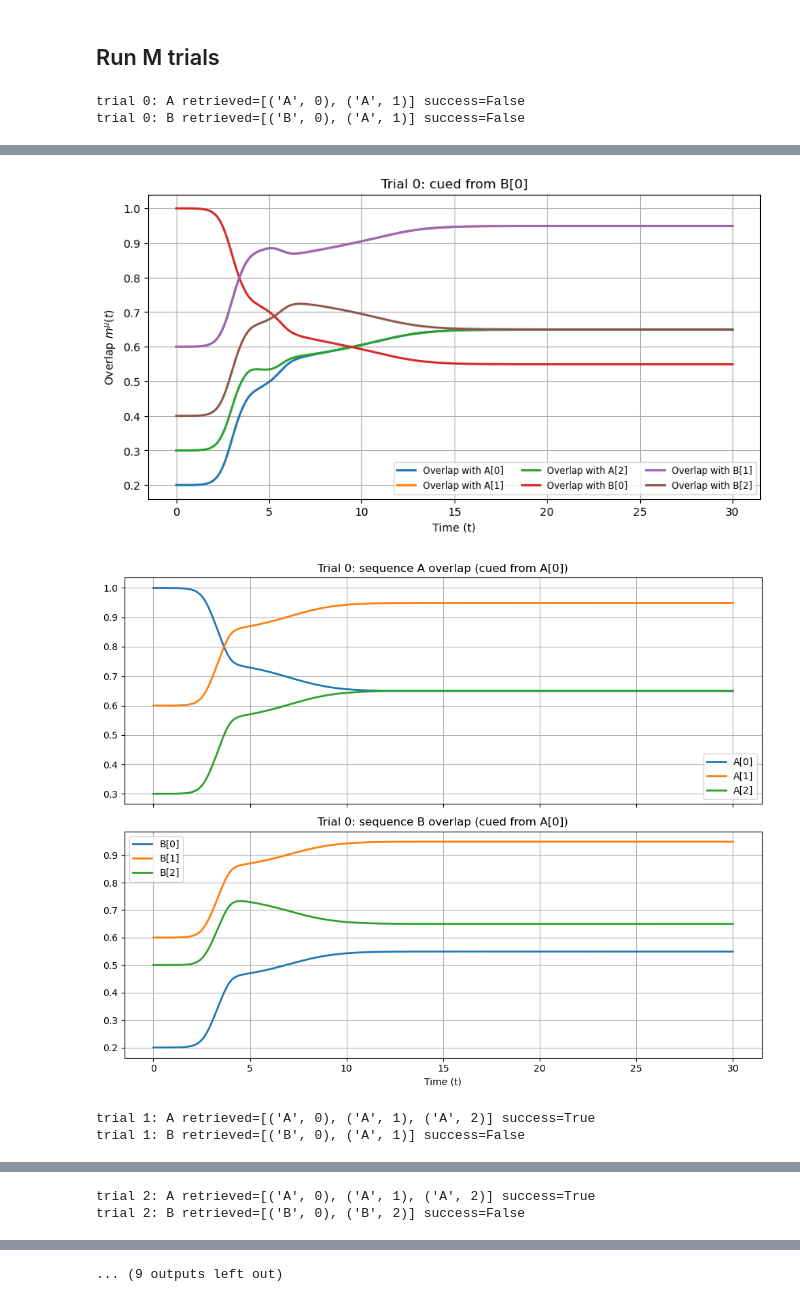
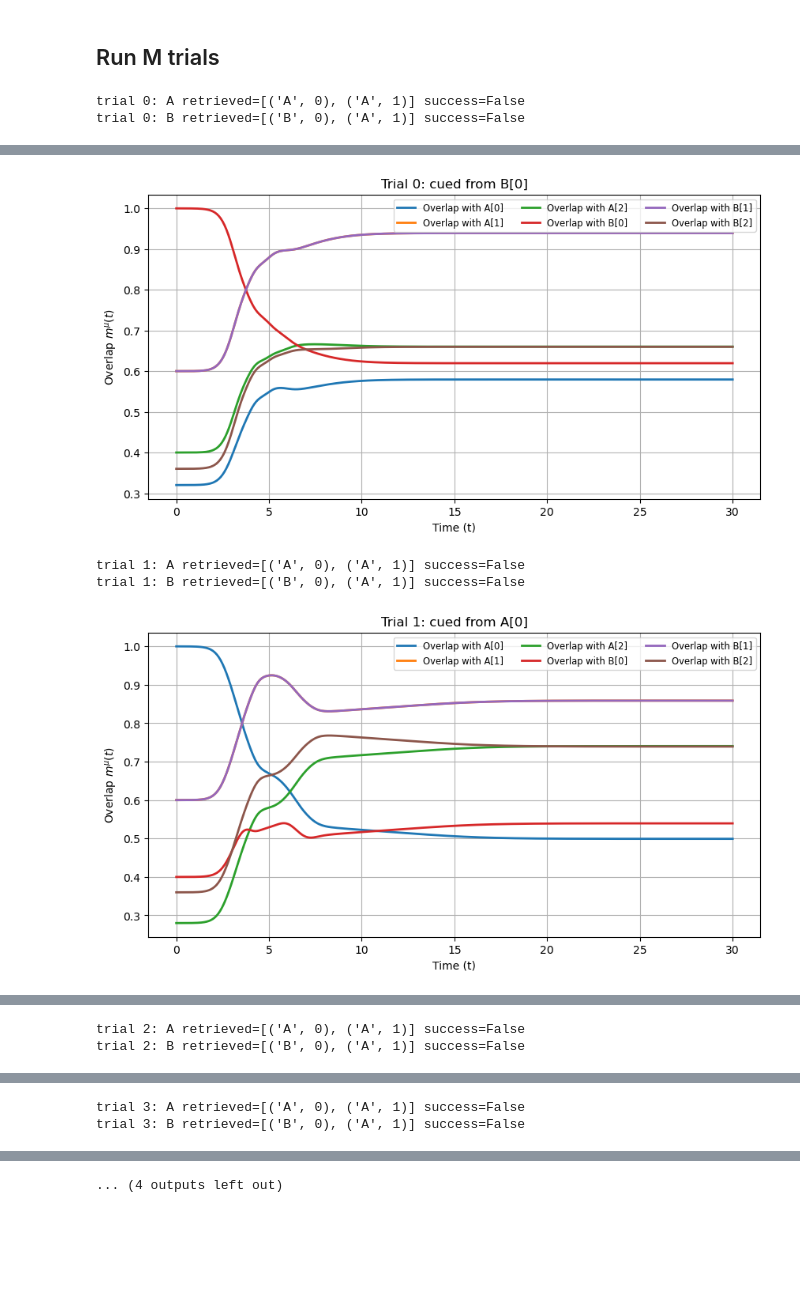
Before and after one commit to dvnrlv/Kuramoto-CD-DAM, a Jupyter notebook: kuramoto/crossover.ipynb, the cells around one changed output, grey strips where cells are left out. Drawn from its saved outputs; the diff is of its cells as text; code cells hidden in the pictures; blank space fills up the shorter version.

```diff
--- a/kuramoto/crossover.ipynb
+++ b/kuramoto/crossover.ipynb
@@ -47,7 +47,7 @@ CONFIG = dict(
     mode="ode",
 )
 
-N = 40
+N = 100
 M = 5
 MARGIN = 0.01
 SEED_POOL = 10_000
@@ -57,22 +57,16 @@ master_rng = np.random.default_rng(0)
 # %%
 def make_crossover_multisequence(N, corruption_rate, origin_seed, mutation_seeds):
     rng = np.random.default_rng(origin_seed)
-    origin = rng.choice([0.0, np.pi], size=N)
+    origin = rng.choice([0.0, np.pi], size=N) # this is the origin and crossover pattern
 
     M1, M2, M3, M4 = [
         krm.corrupt_phase(origin, corruption_rate, np.random.default_rng(s))
         for s in mutation_seeds
     ]
 
-    def build(name, patterns):
-        vectors = krm.VectorSequence(L=len(patterns), N=N)
-        for i, pattern in enumerate(patterns):
-            vectors[i] = pattern
-        return krm.Sequence(name=name, vectors=vectors)
-
     multi = krm.MultiSequence()
-    multi.add(build("A", [M1, origin, M2]))
-    multi.add(build("B", [M3, origin, M4]))
+    multi.add(krm.sequence_from_patterns("A", [M1, origin, M2]))
+    multi.add(krm.sequence_from_patterns("B", [M3, origin, M4]))
     return multi
 
 
@@ -107,17 +101,6 @@ for trial in range(M):
     net.plot(result_A, multi, title=f"Trial {trial}: cued from A[0]")
     net.plot(result_B, multi, title=f"Trial {trial}: cued from B[0]")
 
-    fig, axes = plt.subplots(2, 1, figsize=(10, 8), sharex=True)
-    for ax, name in zip(axes, multi.names):
-        q = result_A["sequence_overlaps"][name]
-        for mu, (seq_name, idx) in enumerate(multi[name].labels()):
-            ax.plot(result_A["time"], q[:, mu], linewidth=2.0, label=f"{seq_name}[{idx}]")
-        ax.set_title(f"Trial {trial}: sequence {name} overlap (cued from A[0])")
-        ax.legend()
-        ax.grid(True)
-    axes[-1].set_xlabel("Time (t)")
-    plt.tight_layout()
-    plt.show()
 
 print("average success rate:", sum(successes) / len(successes))
 # %% [output]
@@ -127,4 +110,4 @@ trial 0: B retrieved=[('B', 0), ('A', 1)] success=False
-[figure, old version]
+[figure, new version]
+trial 1: A retrieved=[('A', 0), ('A', 1)] success=False
+trial 1: B retrieved=[('B', 0), ('A', 1)] success=False
-[figure, old version]
+[figure, new version]
-trial 1: A retrieved=[('A', 0), ('A', 1), ('A', 2)] success=True
-trial 1: B retrieved=[('B', 0), ('A', 1)] success=False
@@ -131,0 +115,2 @@ trial 1: B retrieved=[('B', 0), ('A', 1)] success=False
+trial 2: A retrieved=[('A', 0), ('A', 1)] success=False
+trial 2: B retrieved=[('B', 0), ('A', 1)] success=False
@@ -134,2 +119,2 @@ trial 1: B retrieved=[('B', 0), ('A', 1)] success=False
-trial 2: A retrieved=[('A', 0), ('A', 1), ('A', 2)] success=True
-trial 2: B retrieved=[('B', 0), ('B', 2)] success=False
+trial 3: A retrieved=[('A', 0), ('A', 1)] success=False
+trial 3: B retrieved=[('B', 0), ('A', 1)] success=False
@@ -139 +123 @@ trial 2: B retrieved=[('B', 0), ('B', 2)] success=False
-... (9 outputs left out)
+... (4 outputs left out)
```
Also changed, not shown: parts of 1 cell of this notebook, 4 other files.
